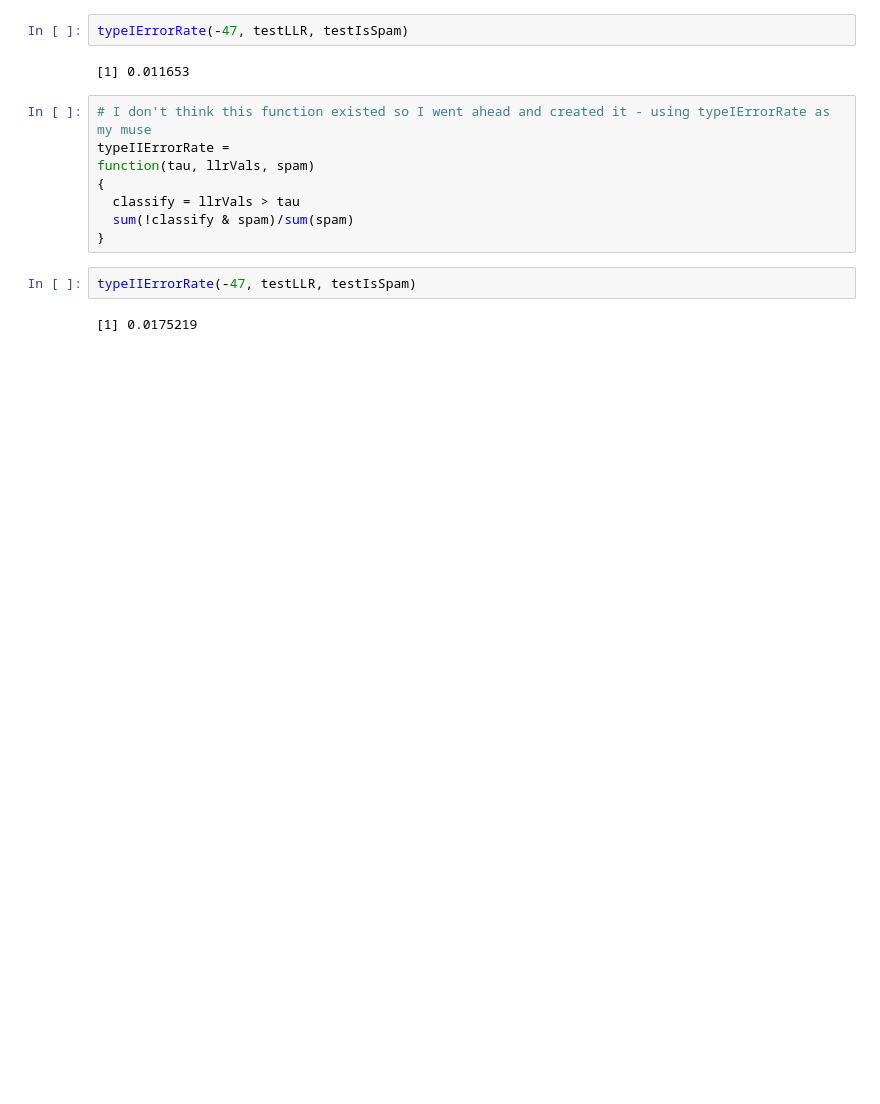
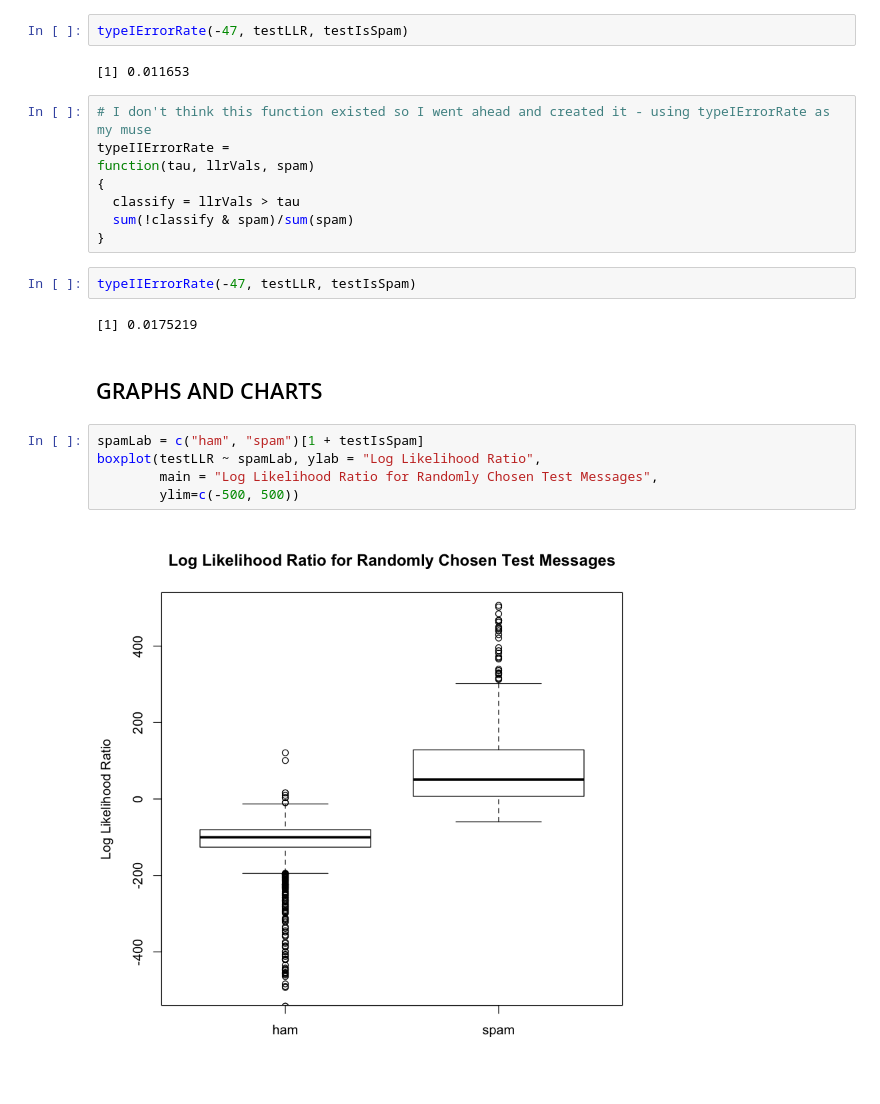
Before and after one commit to kjprice/smu-quantifying-the-world, a Jupyter notebook: CaseStudy3/Question20.ipynb, the cells around one changed output. Saved outputs shown, nothing was run; the diff lists cells and outputs as text; blank space fills up the shorter version.

```diff
--- a/CaseStudy3/Question20.ipynb
+++ b/CaseStudy3/Question20.ipynb
@@ -521,3 +111,12 @@ function(tau, llrVals, spam)
 typeIIErrorRate(-47, testLLR, testIsSpam)
 # %% [output]
 [1] 0.0175219
+# %% [markdown]
+## GRAPHS AND CHARTS
+# %%
+spamLab = c("ham", "spam")[1 + testIsSpam]
+boxplot(testLLR ~ spamLab, ylab = "Log Likelihood Ratio",
+        main = "Log Likelihood Ratio for Randomly Chosen Test Messages",
+        ylim=c(-500, 500))
+# %% [output]
+[figure, added]
```
Also changed, not shown: parts of 53 cells of this notebook.
